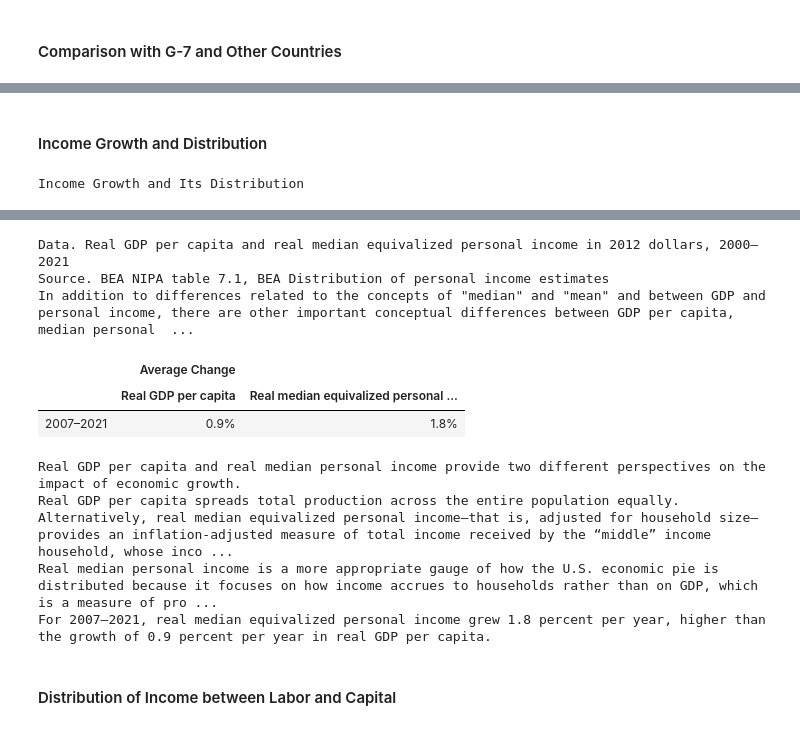
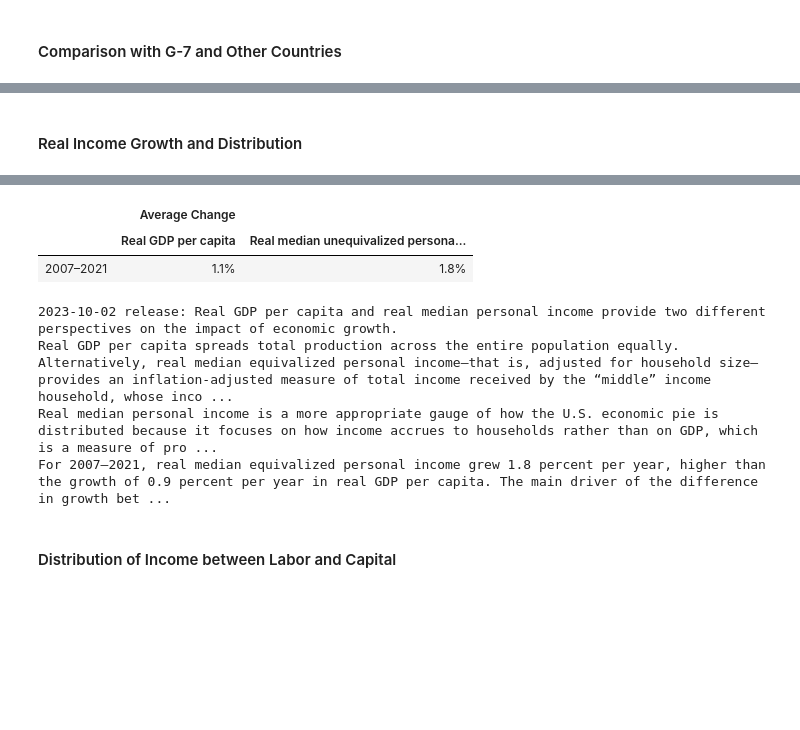
Before and after one commit to us-bea/well-being, a Jupyter notebook: wellbeing.ipynb, the cells around one changed output, grey strips where cells are left out. Cells and saved outputs as stored; diff of their text form; code cells hidden in the pictures; blank space fills up the shorter version.

```diff
--- a/wellbeing.ipynb
+++ b/wellbeing.ipynb
@@ -64,27 +60,23 @@ Although growth in U.S. GDP per capita has been slower in recent years than in e
 # %% [markdown]
-#### Income Growth and Distribution
+#### Real Income Growth and Distribution
 # %%
-chart, tbl_html = wellbeing.generate_chart.income_growth_and_distribution(start_year=2000, end_year=2021, table_start=2007, from_cache=from_cache)
+chart, tbl_html = wellbeing.generate_chart.income_growth_and_distribution(from_cache=from_cache)
 show(chart)
 display(HTML(tbl_html))
 # %% [output]
-Income Growth and Its Distribution
 [interactive output not drawn]
 [interactive output not drawn]
-Data. Real GDP per capita and real median equivalized personal income in 2012 dollars, 2000–2021
-Source. BEA NIPA table 7.1, BEA Distribution of personal income estimates
-In addition to differences related to the concepts of "median" and "mean" and between GDP and personal income, there are other important conceptual differences between GDP per capita, median personal  ...
 |  | Average Change |  |
-|  | Real GDP per capita | Real median equivalized personal ... |
-| 2007–2021 | 0.9% | 1.8% |
+|  | Real GDP per capita | Real median unequivalized persona... |
+| 2007–2021 | 1.1% | 1.8% |
 # %%
-show_narrative('Income Growth and Distribution')
+show_narrative('Real Income Growth and Distribution')
 # %% [output]
-Real GDP per capita and real median personal income provide two different perspectives on the impact of economic growth.
+2023-10-02 release: Real GDP per capita and real median personal income provide two different perspectives on the impact of economic growth.
 Real GDP per capita spreads total production across the entire population equally.
 Alternatively, real median equivalized personal income—that is, adjusted for household size—provides an inflation-adjusted measure of total income received by the “middle” income household, whose inco ...
 Real median personal income is a more appropriate gauge of how the U.S. economic pie is distributed because it focuses on how income accrues to households rather than on GDP, which is a measure of pro ...
-For 2007–2021, real median equivalized personal income grew 1.8 percent per year, higher than the growth of 0.9 percent per year in real GDP per capita.
+For 2007–2021, real median equivalized personal income grew 1.8 percent per year, higher than the growth of 0.9 percent per year in real GDP per capita. The main driver of the difference in growth bet ...
 # %% [markdown]
 #### Distribution of Income between Labor and Capital
 # %%
```
Also changed, not shown: parts of 40 cells of this notebook, 41 other files.
